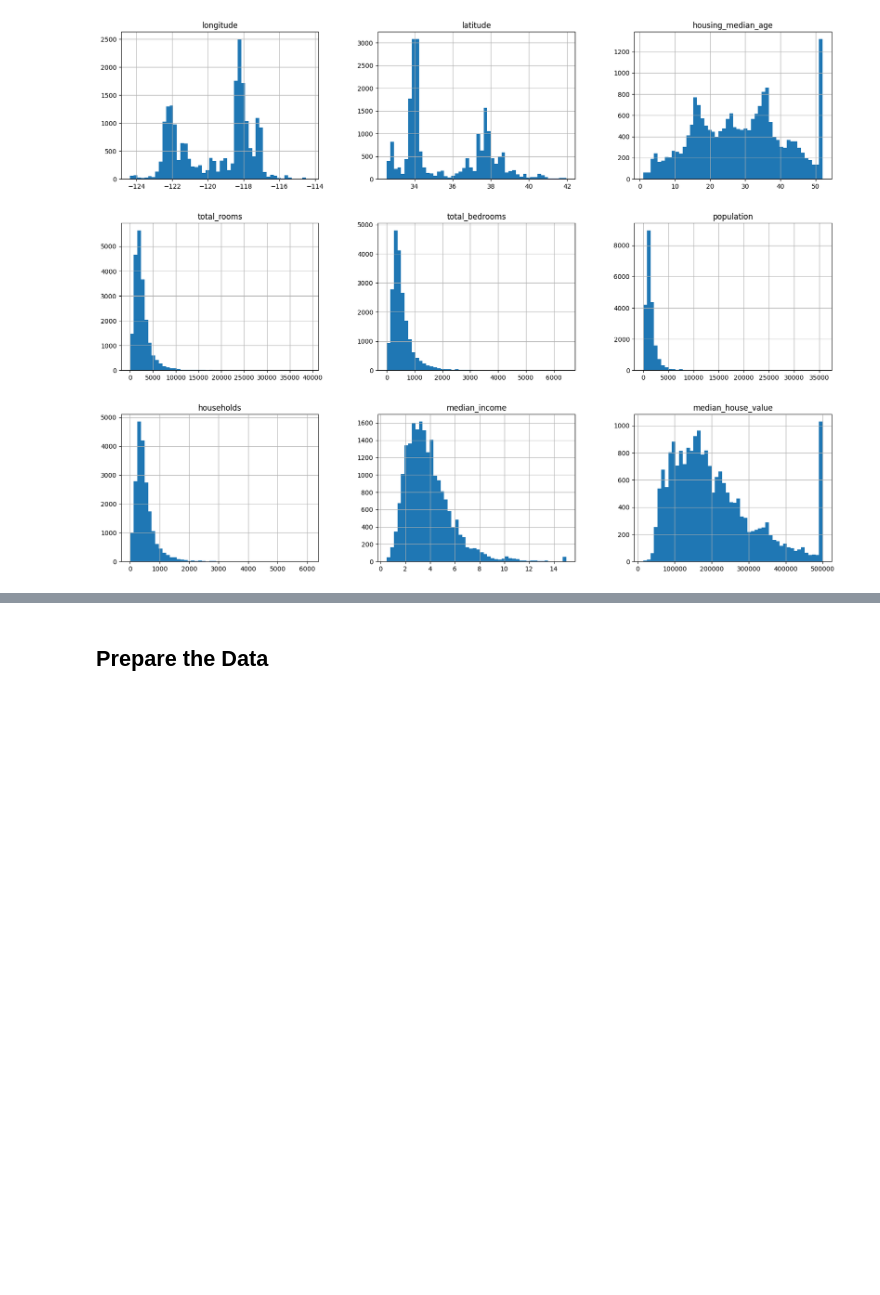
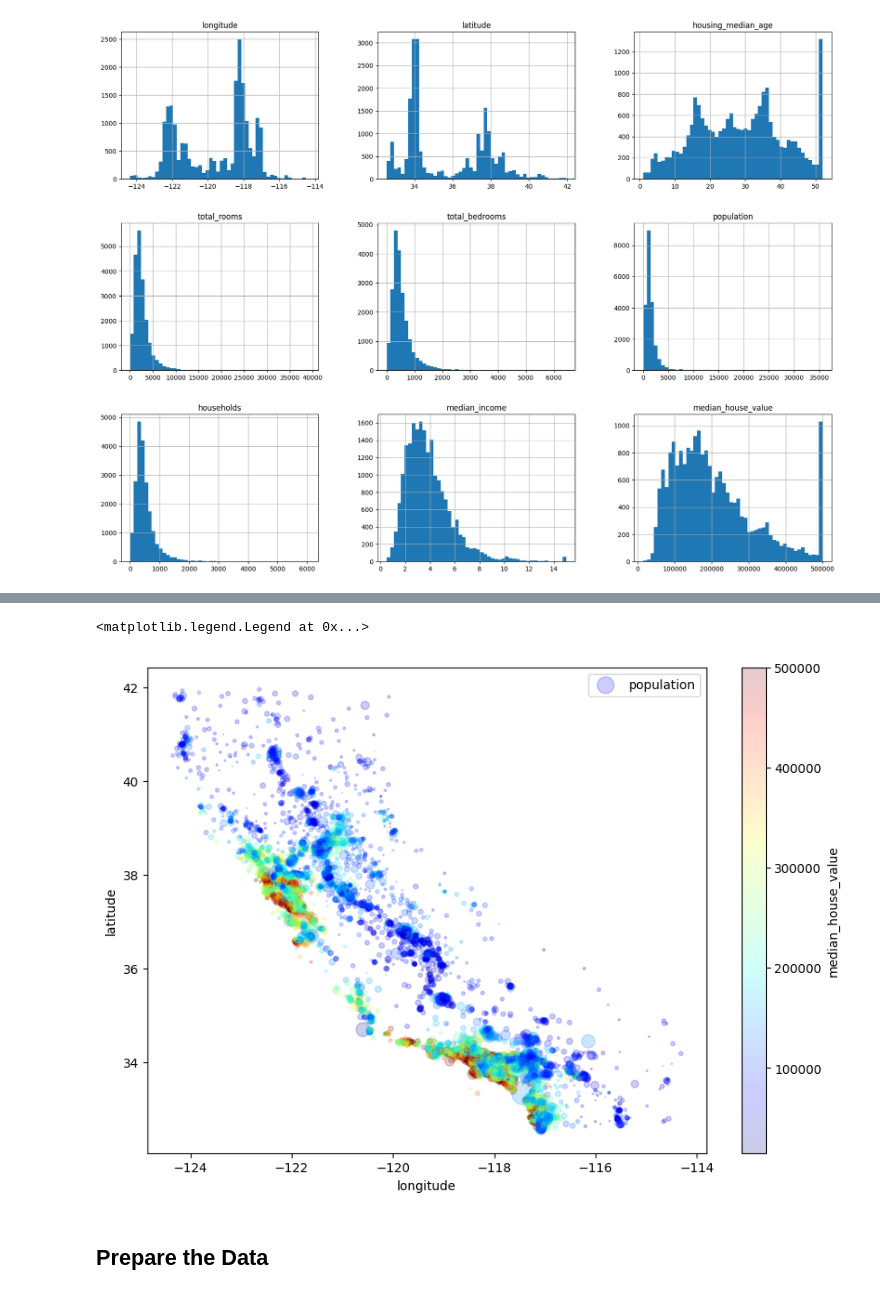
Before and after one commit to TylerJSimpson/hands_on_machine_learning_2nd_ed, a Jupyter notebook: Chapter 2: End-to-End Machine Learning Project/model.ipynb, the cells around one changed output, grey strips where cells are left out. Drawn from its saved outputs; the diff is of its cells as text; code cells hidden in the pictures; blank space fills up the shorter version.

```diff
--- a/Chapter 2: End-to-End Machine Learning Project/model.ipynb
+++ b/Chapter 2: End-to-End Machine Learning Project/model.ipynb
@@ -144,3 +208,20 @@ plt.show()
+# %%
+housing.plot(
+    kind='scatter',
+    x='longitude',
+    y='latitude',
+    alpha=0.2,
+    s=housing['population']/100,
+    label='population',
+    figsize=(10,7),
+    c='median_house_value',
+    cmap=plt.get_cmap('jet'),
+)
+
+plt.legend()
+# %% [output]
+<matplotlib.legend.Legend at 0x...>
+[figure, added]
 # %% [markdown]
 ## Prepare the Data
 # %% [markdown]
```
Also changed, not shown: parts of 13 cells of this notebook.
